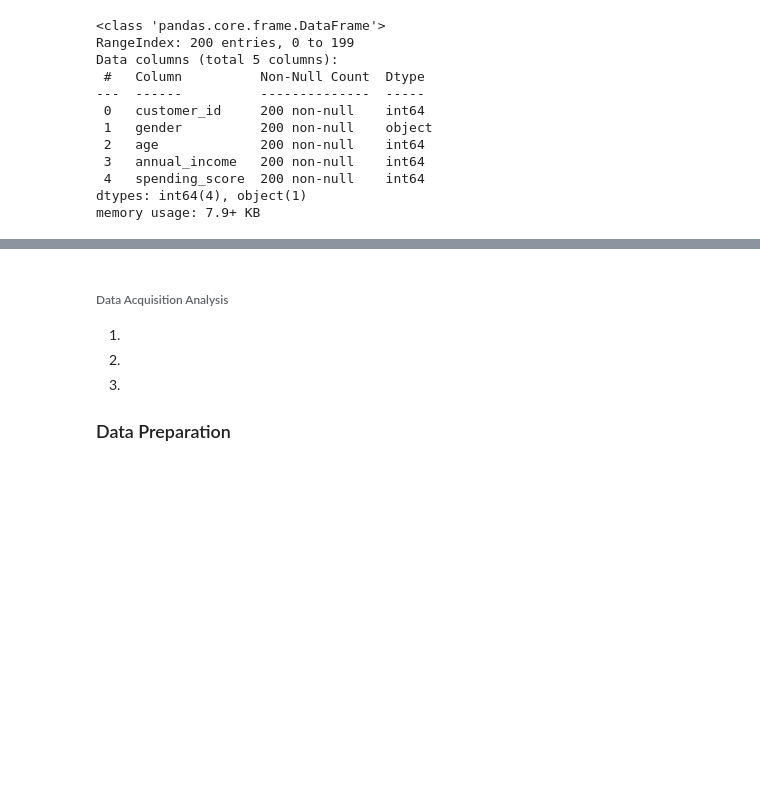
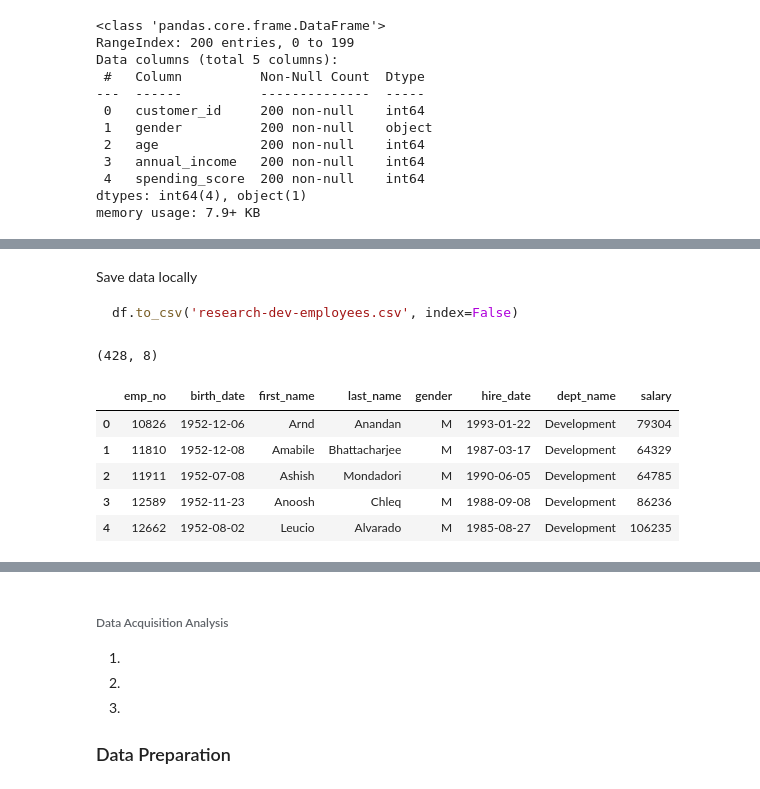
Before and after one commit to Promeos/regression-exercises, a Jupyter notebook: data_wrangling_notebook.ipynb, the cells around one changed output, grey strips where cells are left out. Saved outputs shown, nothing was run; the diff lists cells and outputs as text; code cells hidden in the pictures; blank space fills up the shorter version.

````diff
--- a/data_wrangling_notebook.ipynb
+++ b/data_wrangling_notebook.ipynb
@@ -139,0 +498,41 @@ memory usage: 7.9+ KB
+# %%
+sql_query = '''
+select e.emp_no,
+    birth_date,
+    e.first_name,
+    e.last_name,
+    gender,
+    hire_date,
+    emp_with_dept.dept_name,
+    s.salary
+from employees as e
+join employees_with_departments as emp_with_dept on e.emp_no = emp_with_dept.emp_no
+join salaries as s on e.emp_no = s.emp_no
+where s.to_date > curdate()
+and s.salary >= 60000
+and (e.first_name like 'a%' or 'A%' or '%a'
+or e.last_name like 'a%' or 'A%' or '%a')
+and year(birth_date) = 1952
+and dept_name in ('Development', 'Research')
+order by emp_no;
+'''
+# %%
+df = pd.read_sql(sql=sql_query, con=get_connection('employees'))
+# %% [markdown]
+Save data locally
+```python
+df.to_csv('research-dev-employees.csv', index=False)
+```
+# %%
+df.shape
+# %% [output]
+(428, 8)
+# %%
+df.head()
+# %% [output]
+|  | emp_no | birth_date | first_name | last_name | gender | hire_date | dept_name | salary |
+| 0 | 10826 | 1952-12-06 | Arnd | Anandan | M | 1993-01-22 | Development | 79304 |
+| 1 | 11810 | 1952-12-08 | Amabile | Bhattacharjee | M | 1987-03-17 | Development | 64329 |
+| 2 | 11911 | 1952-07-08 | Ashish | Mondadori | M | 1990-06-05 | Development | 64785 |
+| 3 | 12589 | 1952-11-23 | Anoosh | Chleq | M | 1988-09-08 | Development | 86236 |
+| 4 | 12662 | 1952-08-02 | Leucio | Alvarado | M | 1985-08-27 | Development | 106235 |
````
Also changed, not shown: parts of 39 cells of this notebook, 1 other file.
